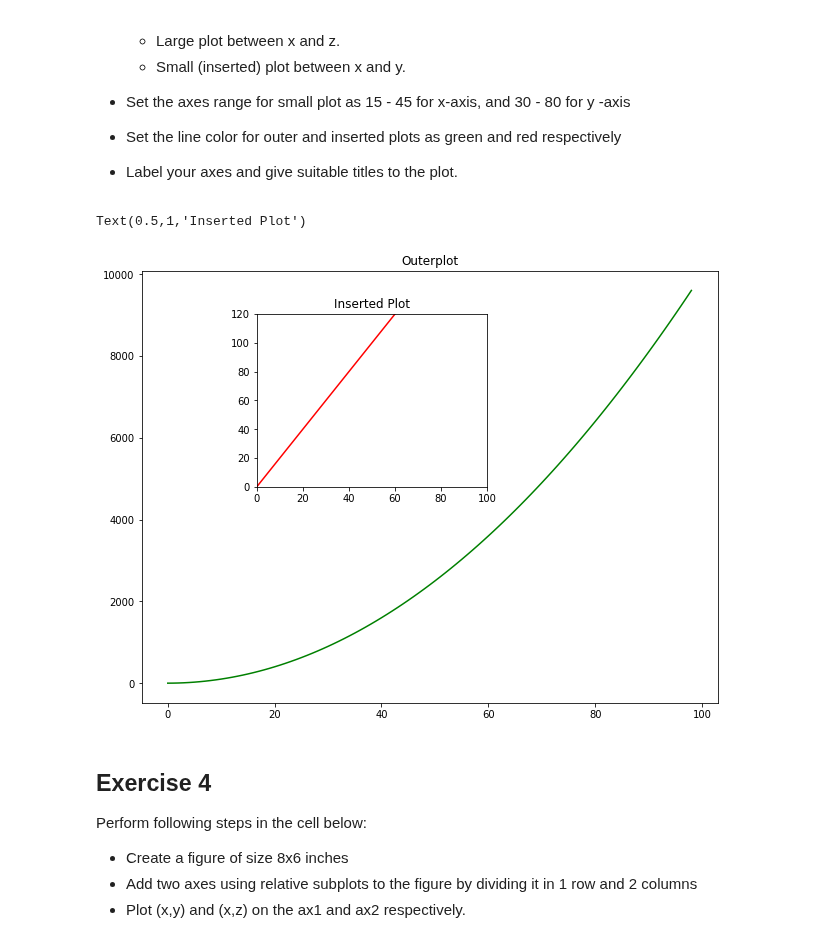
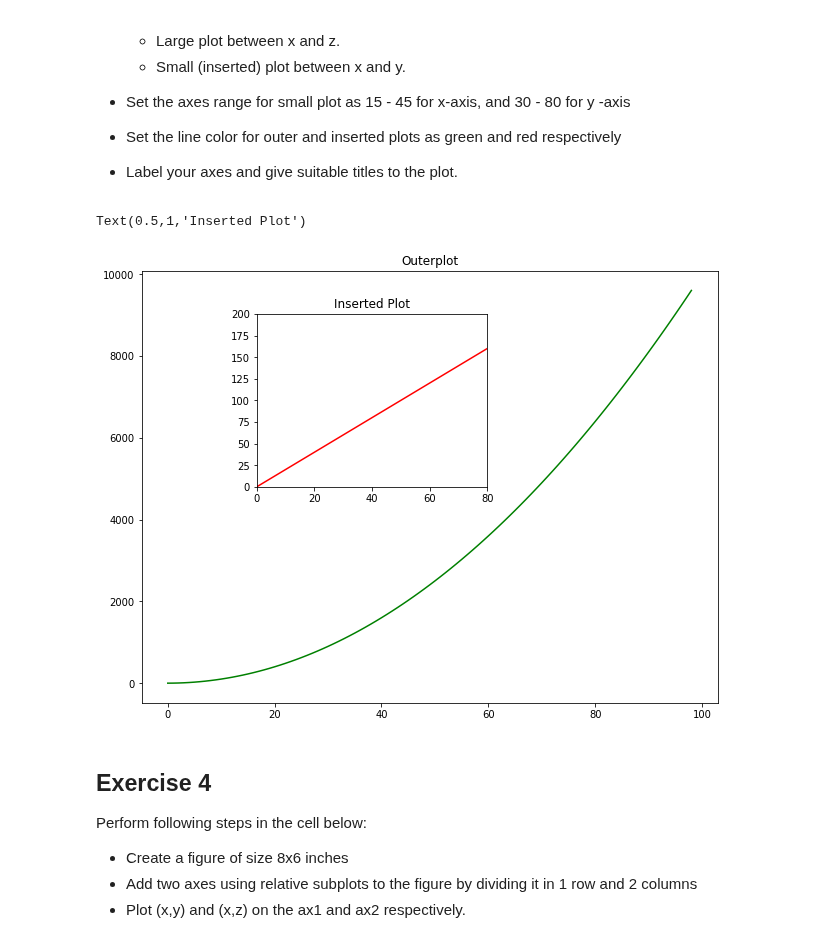
Before and after one commit to MarcSchneider71/ds-matplotlib-intro-lab-nyc-ds-career-012819, a Jupyter notebook: index.ipynb, the cells around one changed output. Cells and saved outputs as stored; diff of their text form; code cells hidden in the pictures.

```diff
--- a/index.ipynb
+++ b/index.ipynb
@@ -128,16 +128,16 @@ Perform following tasks in the cell below:
 # %%
 fig= plt.figure(figsize=(8,6))
 ax1= fig.add_axes([0,0,1,1])
 plt.plot(x,z, color= "green")
 plt.title("Outerplot")
 ax2= fig.add_axes([0.2,0.5,.4,.4])
 plt.plot(x,y, color= "red")
-plt.ylim(0, 120)
+plt.ylim(0, 0)
 plt.xlim(0, 80)
 plt.title("Inserted Plot")
 # %% [output]
 Text(0.5,1,'Inserted Plot')
-[figure, old version]
+[figure, new version]
 # %% [markdown]
 ## Exercise 4
 
```
